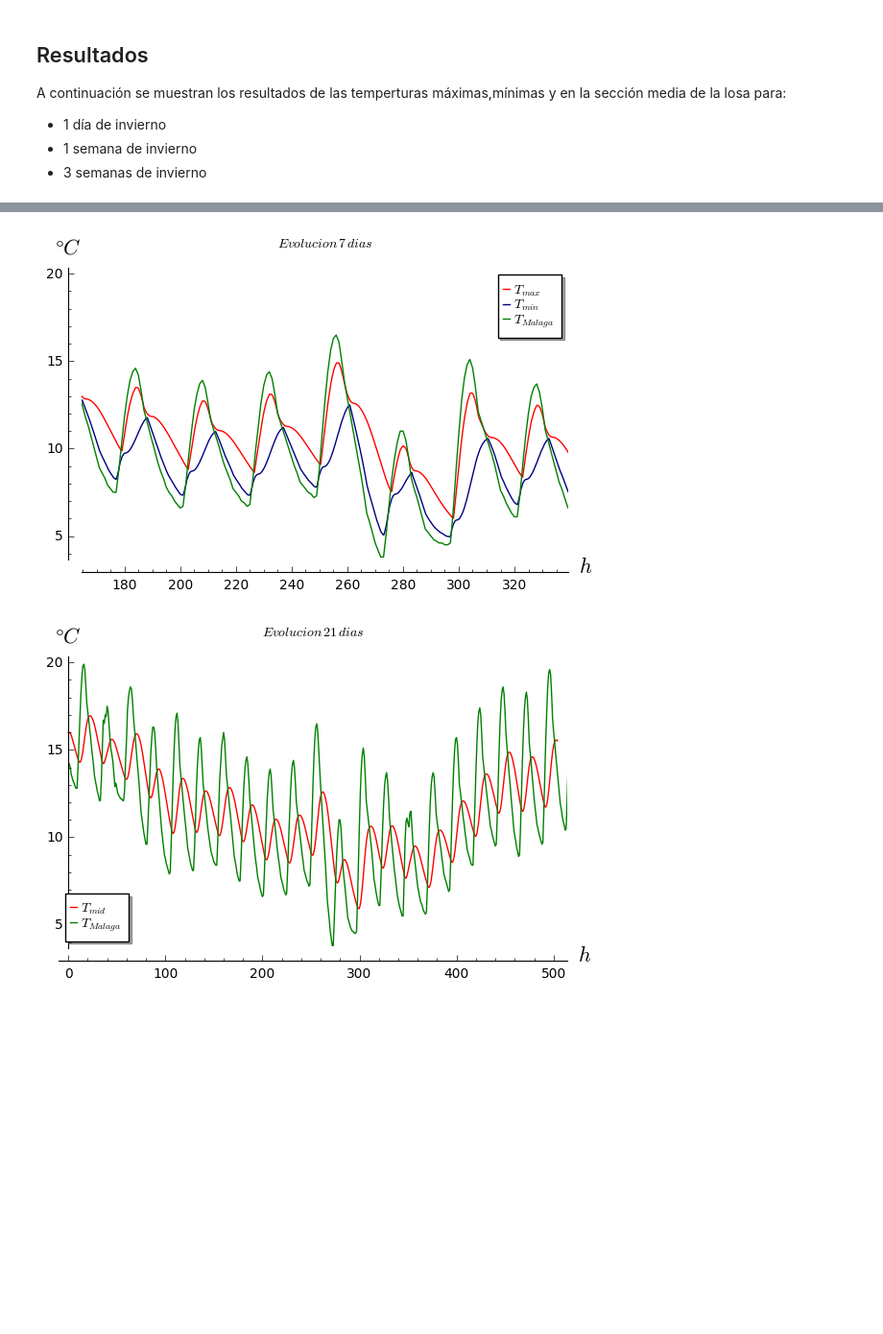
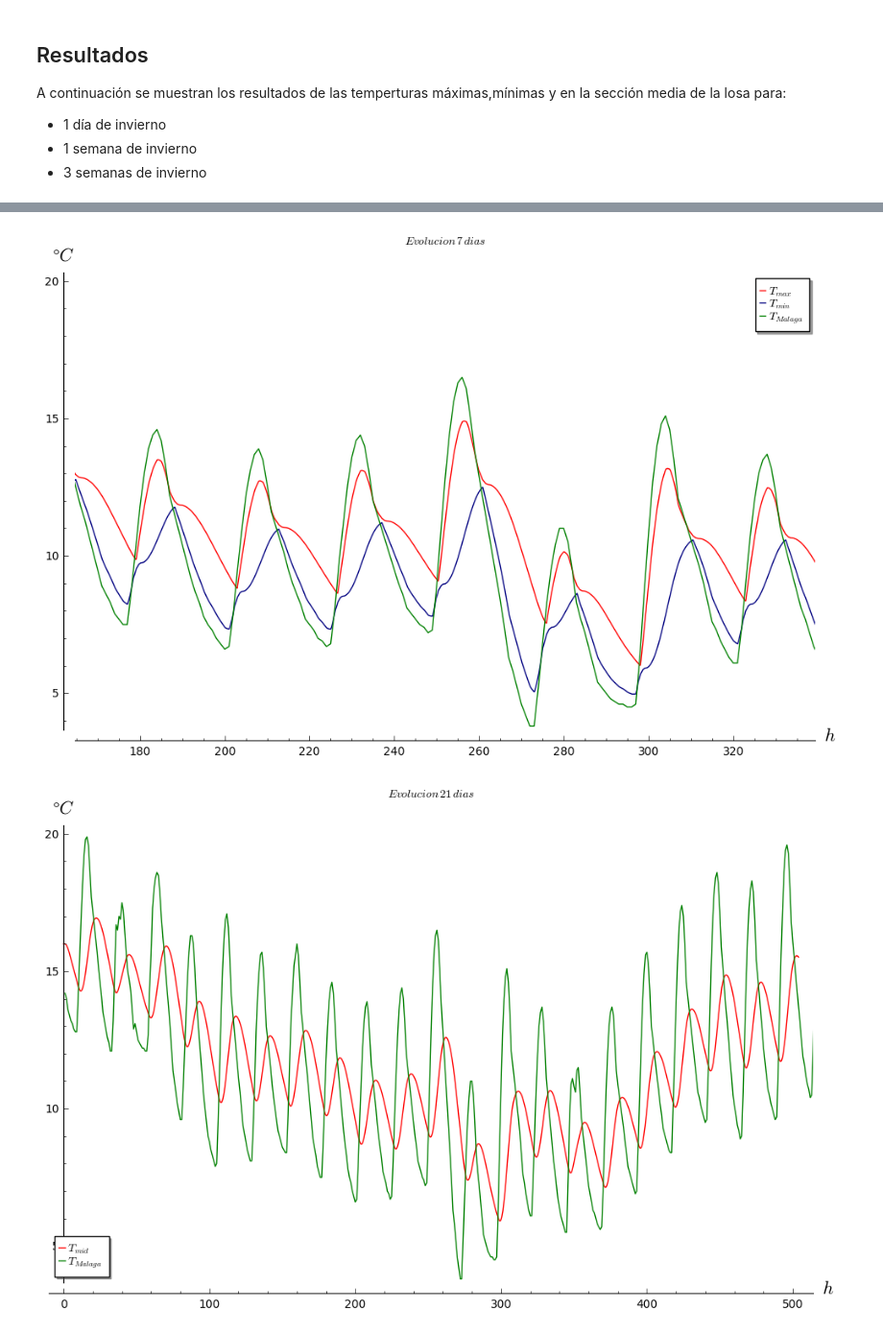
Before and after one commit to BestiaParda/TemperaturaLosa, a Jupyter notebook: TemperaturaLosa.ipynb, the cells around one changed output, grey strips where cells are left out. Shown at 96% size. Saved outputs shown, nothing was run; the diff lists cells and outputs as text; code cells hidden in the pictures; blank space fills up the shorter version.

```diff
--- a/TemperaturaLosa.ipynb
+++ b/TemperaturaLosa.ipynb
@@ -95,7 +95,7 @@ for row in L:
 
 rango1=7*24
 rango2=rango1+1*24
-graf1=line(zip(x_horas,y_max),color='red',axes_labels =['$h$','$\degree$$C$'],legend_label='$T_{max}$')
+graf1=line(zip(x_horas,y_max),color='red',axes_labels =['$h$','$\degree$$C$'],legend_label='$T_{max}$',figsize=10)
 graf2=line(zip(x_horas,y_min),color='navy',axes_labels =['$h$','$\degree$$C$'],legend_label='$T_{min}$')
 graf3=line(zip(x_hora,y_temperatura),color='green',axes_labels =['$h$','$\degree$$C$'],legend_label='$T_{Malaga}$',title='$Evolucion\,1\,dia$')
 graf=graf1+graf2+graf3
@@ -104,7 +104,7 @@ show (graf)
 
 rango1=7*24
 rango2=rango1+7*24
-graf1=line(zip(x_horas,y_max),color='red',axes_labels =['$h$','$\degree$$C$'],legend_label='$T_{max}$')
+graf1=line(zip(x_horas,y_max),color='red',axes_labels =['$h$','$\degree$$C$'],legend_label='$T_{max}$',figsize=10)
 graf2=line(zip(x_horas,y_min),color='navy',axes_labels =['$h$','$\degree$$C$'],legend_label='$T_{min}$')
 graf3=line(zip(x_hora,y_temperatura),color='green',axes_labels =['$h$','$\degree$$C$'],legend_label='$T_{Malaga}$',title='$Evolucion\,7\,dias$')
 graf=graf1+graf2+graf3
@@ -113,7 +113,7 @@ show (graf)
 
 rango1=0
 rango2=3*7*24
-graf1=line(zip(x_horas,y_mid),color='red',axes_labels =['$h$','$\degree$$C$'],legend_label='$T_{mid}$')
+graf1=line(zip(x_horas,y_mid),color='red',axes_labels =['$h$','$\degree$$C$'],legend_label='$T_{mid}$',figsize=10)
 graf3=line(zip(x_hora,y_temperatura),color='green',axes_labels =['$h$','$\degree$$C$'],legend_label='$T_{Malaga}$',title='$Evolucion\,21\,dias$')
 graf=graf1+graf3
 graf.set_axes_range(rango1, rango2, 4, 20)
@@ -123,2 +123,2 @@ show (graf)
-[figure, old version]
+[figure, new version]
-[figure, old version]
+[figure, new version]
```
Also changed, not shown: parts of 2 cells of this notebook.
